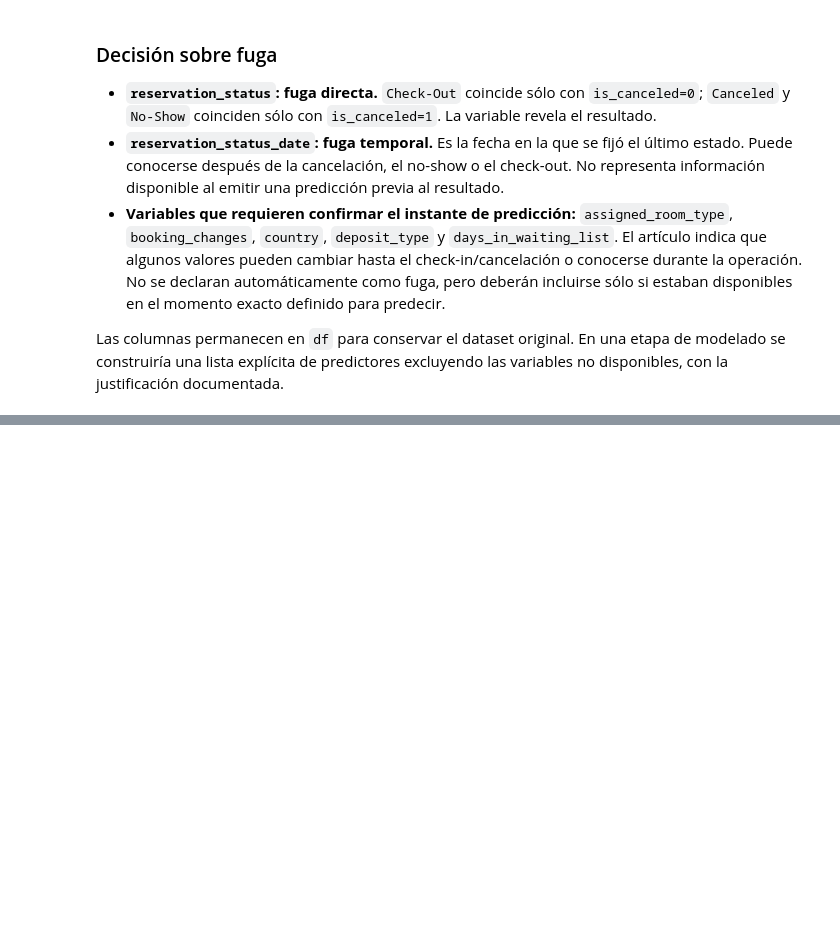
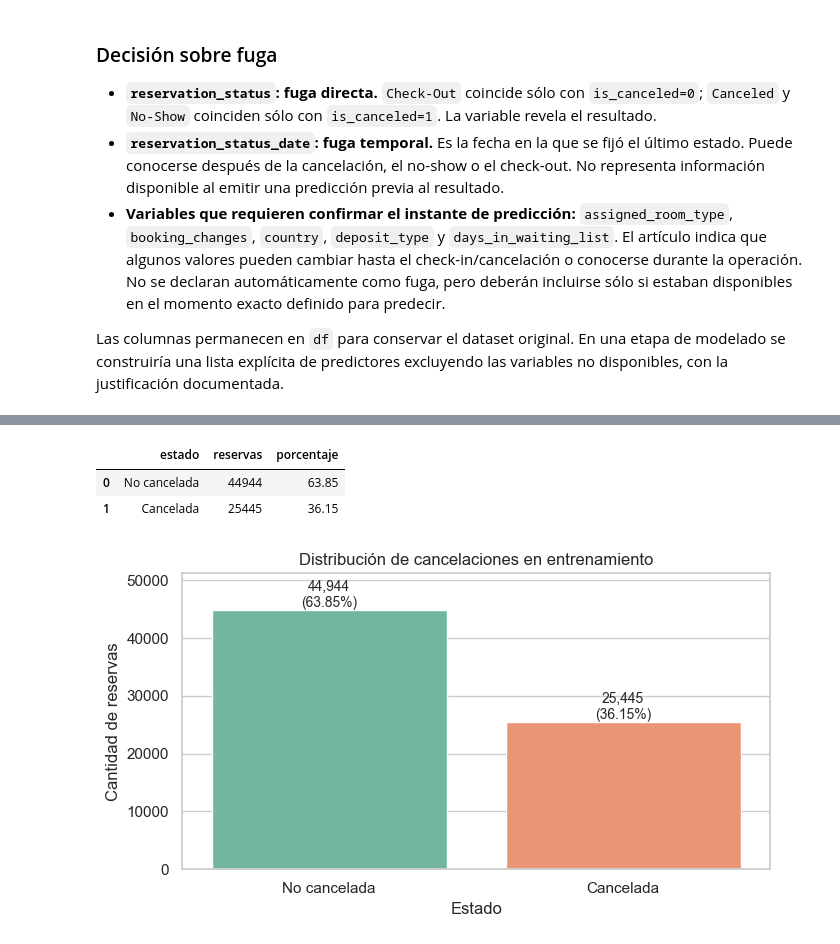
Before and after one commit to LucianaViar/Obligatorio-IA-ML, a Jupyter notebook: notebooks/obligatorio_ml.ipynb, the cells around one changed output, grey strips where cells are left out. Saved outputs shown, nothing was run; the diff lists cells and outputs as text; code cells hidden in the pictures; blank space fills up the shorter version.

```diff
--- a/notebooks/obligatorio_ml.ipynb
+++ b/notebooks/obligatorio_ml.ipynb
@@ -313,0 +383,18 @@ Antes de entrenar habrá que fijar el instante exacto de predicción (por ejempl
+# %%
+# Vista no destructiva del desarrollo temporal definitivo.
+eda_train = df.loc[creation_final_train_index].copy()
+eda_train_mask = df.index.isin(creation_final_train_index)
+
+leakage_columns = ["reservation_status", "reservation_status_date"]
+assert all(column in df.columns for column in leakage_columns)
+assert len(eda_train) == 70_389
+assert set(eda_train.index).isdisjoint(creation_final_test_index)
+
+print(f"Reservas disponibles para el EDA predictivo corregido: {len(eda_train):,}")
+print(
+    "Creación aproximada:",
+    booking_creation_date_proxy.loc[eda_train.index].min().date(), "a",
+    booking_creation_date_proxy.loc[eda_train.index].max().date(),
+)
+print("Filas compartidas con el test definitivo: 0")
+print("Columnas que no se usarán como predictores:", leakage_columns)
@@ -313,0 +410,30 @@ Antes de entrenar habrá que fijar el instante exacto de predicción (por ejempl
+# %%
+cancel_labels = {0: "No cancelada", 1: "Cancelada"}
+cancel_summary = (
+    eda_train["is_canceled"]
+    .value_counts()
+    .sort_index()
+    .rename_axis("is_canceled")
+    .reset_index(name="reservas")
+)
+cancel_summary["estado"] = cancel_summary["is_canceled"].map(cancel_labels)
+cancel_summary["porcentaje"] = 100 * cancel_summary["reservas"] / len(eda_train)
+display(cancel_summary[["estado", "reservas", "porcentaje"]].round({"porcentaje": 2}))
+
+fig, ax = plt.subplots(figsize=(7, 4))
+sns.barplot(data=cancel_summary, x="estado", y="reservas", hue="estado", legend=False, palette="Set2", ax=ax)
+for patch, row in zip(ax.patches, cancel_summary.itertuples()):
+    ax.annotate(
+        f"{row.reservas:,.0f}\n({row.porcentaje:.2f}%)",
+        (patch.get_x() + patch.get_width() / 2, patch.get_height()),
+        ha="center", va="bottom", fontsize=10,
+    )
+ax.set(title="Distribución de cancelaciones en entrenamiento", xlabel="Estado", ylabel="Cantidad de reservas")
+ax.set_ylim(0, cancel_summary["reservas"].max() * 1.14)
+plt.tight_layout()
+plt.show()
+# %% [output]
+|  | estado | reservas | porcentaje |
+| 0 | No cancelada | 44944 | 63.85 |
+| 1 | Cancelada | 25445 | 36.15 |
+[figure, added]
```
Also changed, not shown: parts of 101 cells of this notebook, 10 other files.
